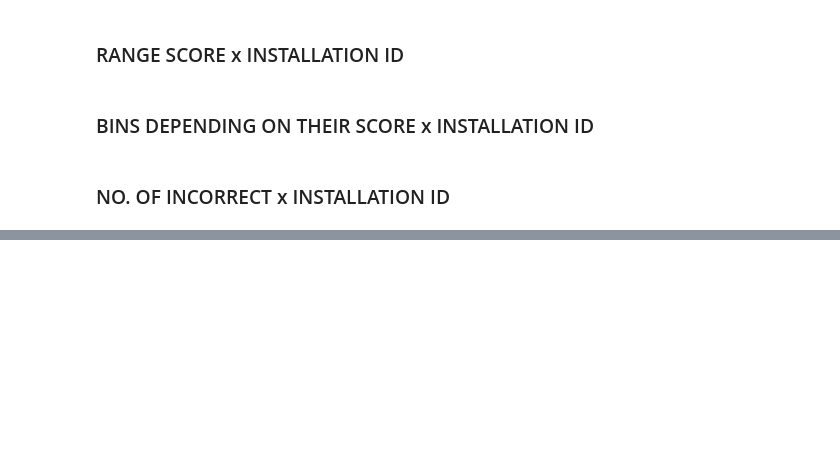
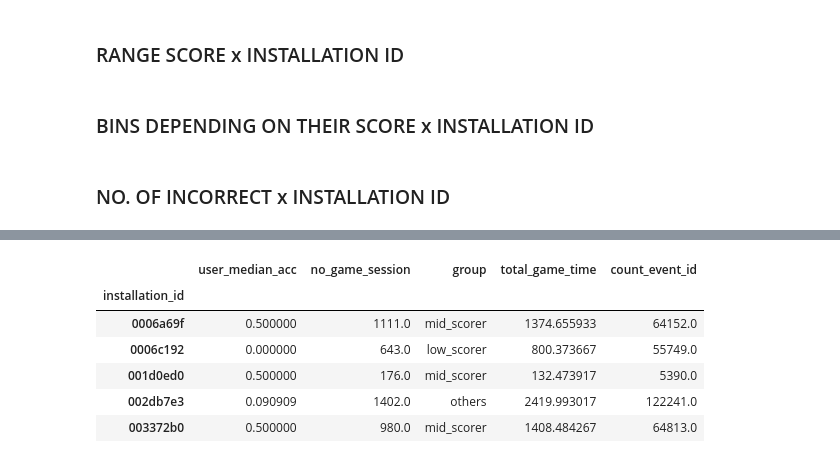
Before and after one commit to cats-in-the-hat/PBS-KIDS2, a Jupyter notebook: cris_ntbk.ipynb, the cells around one changed output, grey strips where cells are left out. Drawn from its saved outputs; the diff is of its cells as text; code cells hidden in the pictures; blank space fills up the shorter version.

```diff
--- a/cris_ntbk.ipynb
+++ b/cris_ntbk.ipynb
@@ -1137,0 +1172,11 @@ import plotly.express as px
+# %%
+user_median_acc = big.groupby("installation_id")[["accuracy"]].median().dropna().rename(columns={"accuracy":"user_median_acc"})
+no_gs = game_only.groupby(["installation_id"])[["game_session"]].count().rename(columns={"game_session":"no_game_session"})
+# %%
+aggregated = user_median_acc.join(no_gs).fillna(0)
+aggregated = aggregated[aggregated.no_game_session<5000]
+
+condition = [aggregated.user_median_acc == 0, aggregated.user_median_acc == 1, aggregated.user_median_acc == 0.5, (~aggregated.user_median_acc.isin([0,1]))]
+choice = ["low_scorer", "high_scorer", "mid_scorer", "others"]
+
+aggregated["group"] = np.select(condition, choice, np.nan)
@@ -1137,0 +1227,10 @@ import plotly.express as px
+# %%
+aggregated.head()
+# %% [output]
+|  | user_median_acc | no_game_session | group | total_game_time | count_event_id |
+| installation_id |  |  |  |  |  |
+| 0006a69f | 0.500000 | 1111.0 | mid_scorer | 1374.655933 | 64152.0 |
+| 0006c192 | 0.000000 | 643.0 | low_scorer | 800.373667 | 55749.0 |
+| 001d0ed0 | 0.500000 | 176.0 | mid_scorer | 132.473917 | 5390.0 |
+| 002db7e3 | 0.090909 | 1402.0 | others | 2419.993017 | 122241.0 |
+| 003372b0 | 0.500000 | 980.0 | mid_scorer | 1408.484267 | 64813.0 |
```
Also changed, not shown: parts of 21 cells of this notebook.
